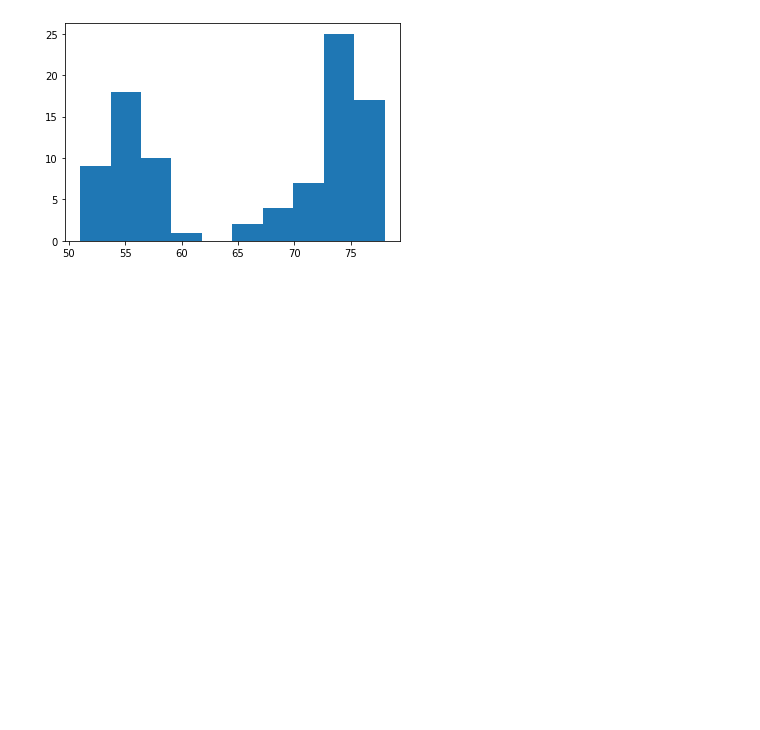
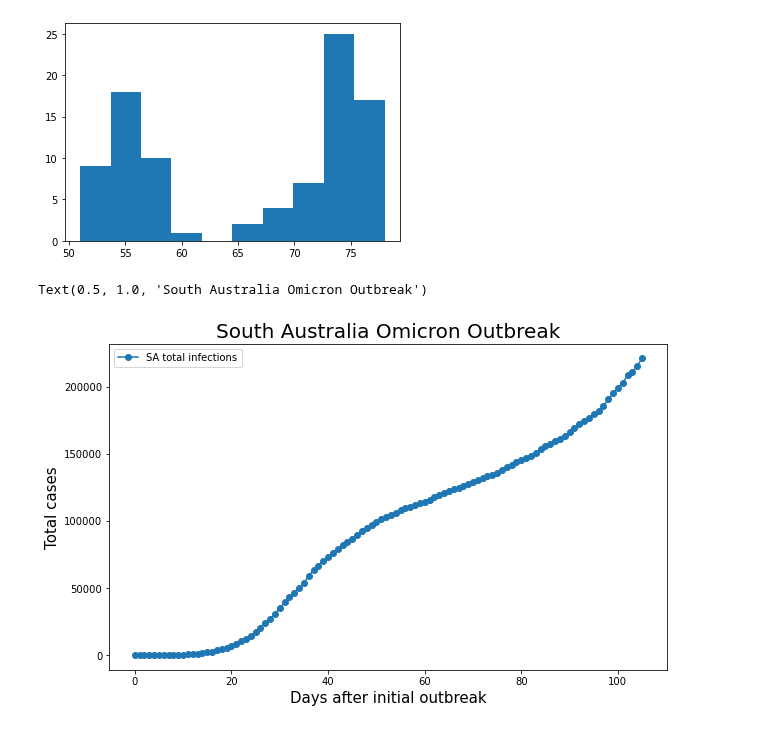
Before and after one commit to yuval-b/covid_thesis, a Jupyter notebook: 6. Modelling South Australia.ipynb, the cells around one changed output. Drawn from its saved outputs; the diff is of its cells as text; code cells hidden in the pictures; blank space fills up the shorter version.

```diff
--- a/6. Modelling South Australia.ipynb
+++ b/6. Modelling South Australia.ipynb
@@ -334,3 +355,14 @@ y, day_infs, popul = dynamics(x_init,days,steps,a1,a2,a3,uptakes,effic, L, D)
+# %%
+plt.figure(figsize = (10,6))
+plt.plot(saht, marker = 'o', label = 'SA total infections')
+#plt.plot(day_infs, label = 'Simulation Results')
+plt.ylabel('Total cases', size = 15)
+plt.xlabel('Days after initial outbreak', size = 15)
+plt.legend()
+plt.title('South Australia Omicron Outbreak', size =20)
+# %% [output]
+Text(0.5, 1.0, 'South Australia Omicron Outbreak')
+[figure, added]
 # %%
 plotting(y)
 plt.plot(popul)
```
Also changed, not shown: parts of 25 cells of this notebook.
